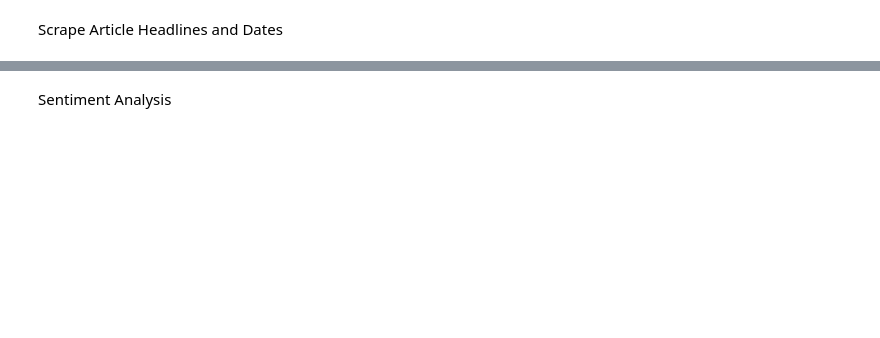
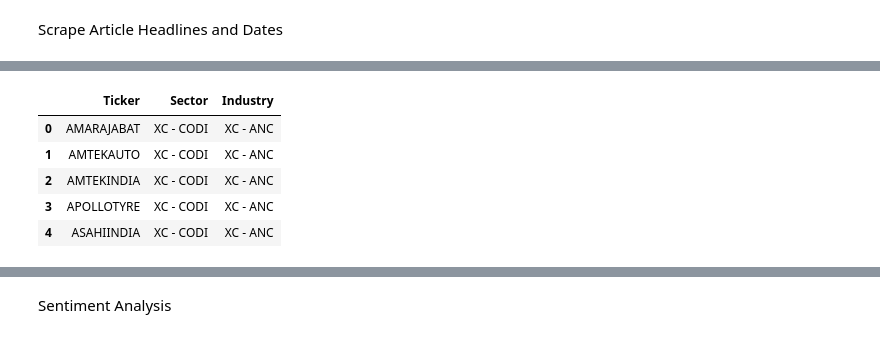
Before and after one commit to Shubxam/Nifty-500-Live-Sentiment-Analysis, a Jupyter notebook: playbook.ipynb, the cells around one changed output, grey strips where cells are left out. Saved outputs shown, nothing was run; the diff lists cells and outputs as text; code cells hidden in the pictures; blank space fills up the shorter version.

```diff
--- a/playbook.ipynb
+++ b/playbook.ipynb
@@ -96,2 +74,11 @@ if 4//200:
+# %%
+xc_indices.head()
+# %% [output]
+|  | Ticker | Sector | Industry |
+| 0 | AMARAJABAT | XC - CODI | XC - ANC |
+| 1 | AMTEKAUTO | XC - CODI | XC - ANC |
+| 2 | AMTEKINDIA | XC - CODI | XC - ANC |
+| 3 | APOLLOTYRE | XC - CODI | XC - ANC |
+| 4 | ASAHIINDIA | XC - CODI | XC - ANC |
 # %%
 pprint(df)
```
Also changed, not shown: parts of 18 cells of this notebook, 3 other files.
